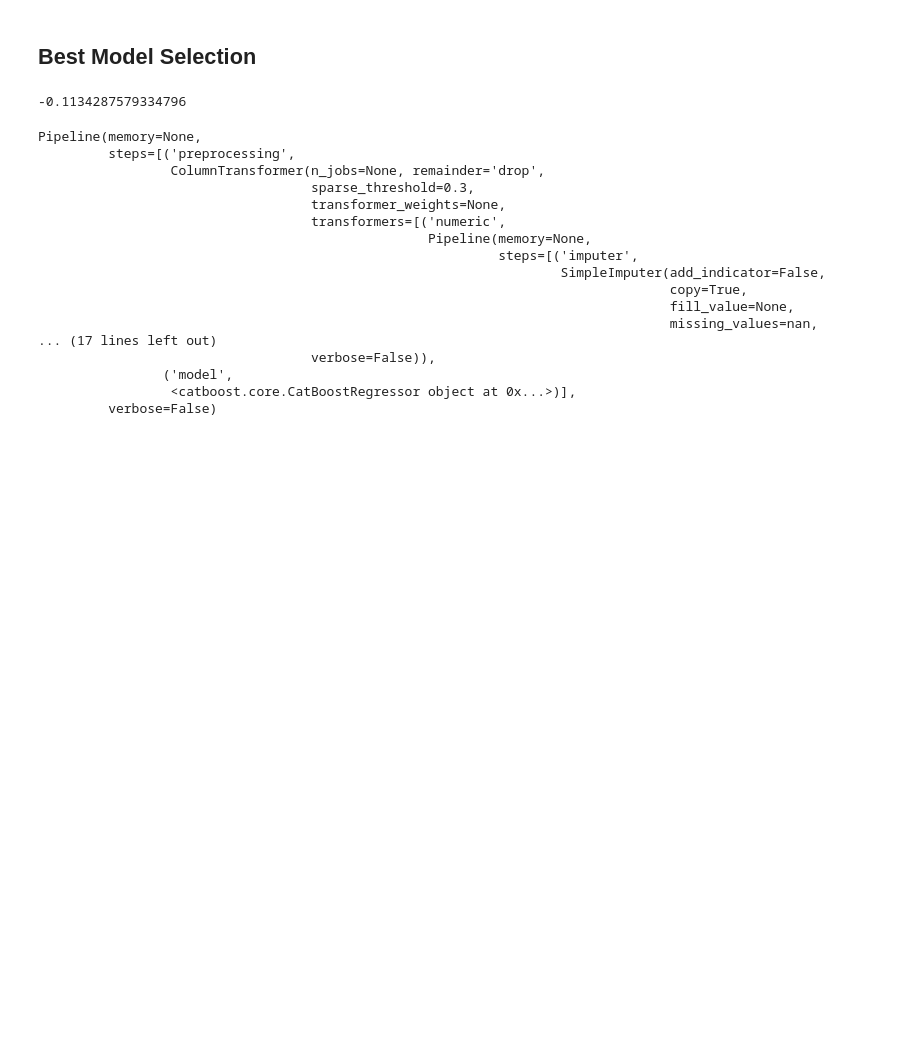
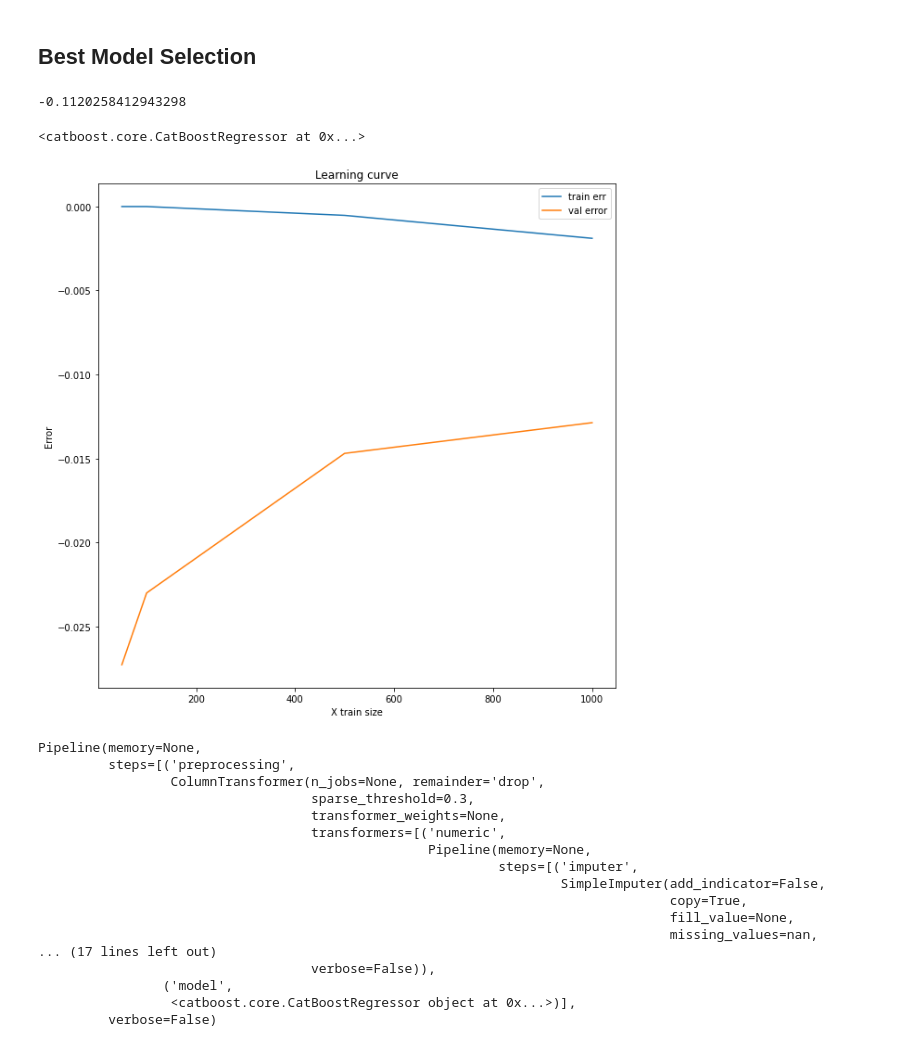
Before and after one commit to PashaIanko/Kaggle.HousePrices, a Jupyter notebook: House_Prices.ipynb, the cells around one changed output. Saved outputs shown, nothing was run; the diff lists cells and outputs as text; code cells hidden in the pictures; blank space fills up the shorter version.

```diff
--- a/House_Prices.ipynb
+++ b/House_Prices.ipynb
@@ -908,9 +937,9 @@ d_sorted
 catboost_models = [(
     'CatBoost',
     CatBoostRegressor(verbose=0),{
-        'model__depth': [4, 6],
+        'model__n_estimators': [400, 600, 800],
+        'model__depth': [6, 7],
         'model__learning_rate': [0.03, 0.1],
-        'model__iterations': [100, 150, 200],
         'model__l2_leaf_reg': [0.3, 0.5, 1]
     }
 )]
@@ -945,7 +974,22 @@ best_model_score = catboost_res['CatBoost'].best_score_
 best_estimator = catboost_res['CatBoost'].best_estimator_
 print(best_model_score)
 # %% [output]
--0.1134287579334796
+-0.1120258412943298
+# %%
+best_estimator['model']
+# %% [output]
+<catboost.core.CatBoostRegressor at 0x...>
+# %%
+plot_learning_curve(
+    best_estimator,
+    X_train_val,
+    y_train_val,
+    train_sizes = [50, 100, 500, 1000],
+    cv = 5,
+    scoring = 'neg_mean_squared_error'
+)
+# %% [output]
+[figure, added]
 # %%
 best_estimator.fit(X_train_val, y_train_val)
 # %% [output]
```
Also changed, not shown: parts of 12 cells of this notebook.
